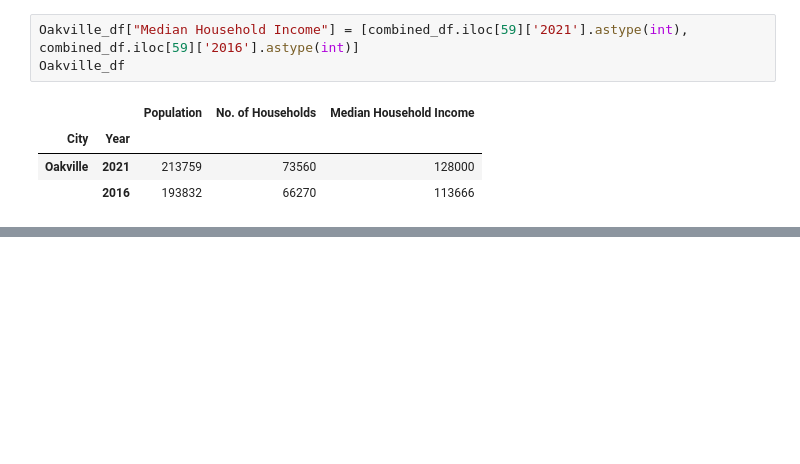
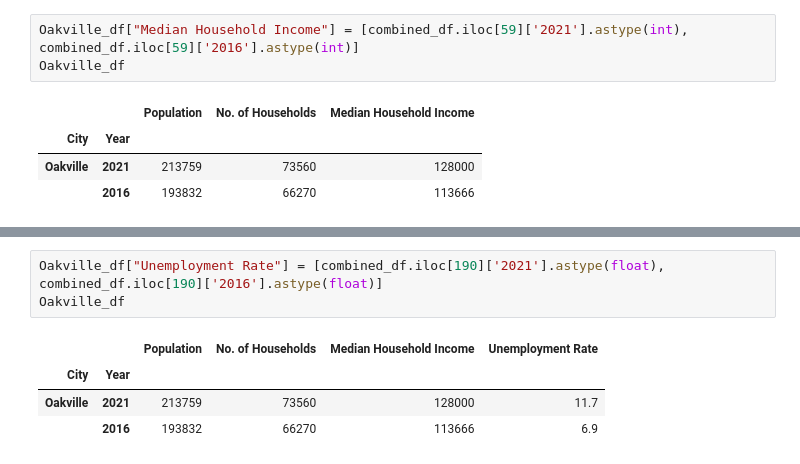
Before and after one commit to MaisieDeGraaf/oakville-housing-analysis, a Jupyter notebook: Code-Pooja/Housing.ipynb, the cells around one changed output, grey strips where cells are left out. Saved outputs shown, nothing was run; the diff lists cells and outputs as text; blank space fills up the shorter version.

```diff
--- a/Code-Pooja/Housing.ipynb
+++ b/Code-Pooja/Housing.ipynb
@@ -105,0 +114,8 @@ Oakville_df
+# %%
+Oakville_df["Unemployment Rate"] = [combined_df.iloc[190]['2021'].astype(float), combined_df.iloc[190]['2016'].astype(float)]
+Oakville_df
+# %% [output]
+|  |  | Population | No. of Households | Median Household Income | Unemployment Rate |
+| City | Year |  |  |  |  |
+| Oakville | 2021 | 213759 | 73560 | 128000 | 11.7 |
+|  | 2016 | 193832 | 66270 | 113666 | 6.9 |
```
Also changed, not shown: parts of 1 cell of this notebook.
